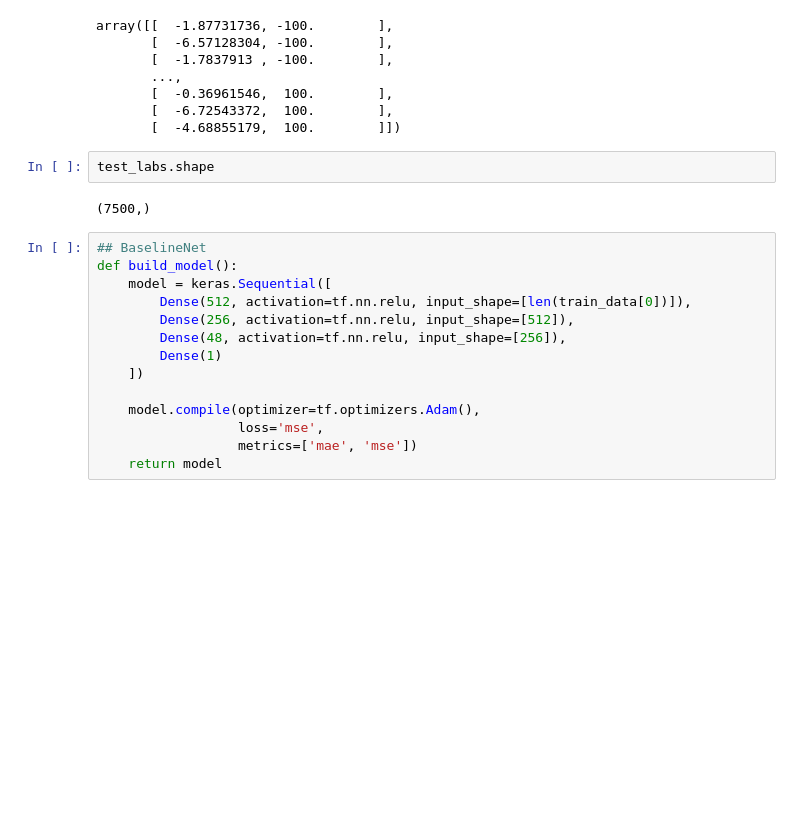
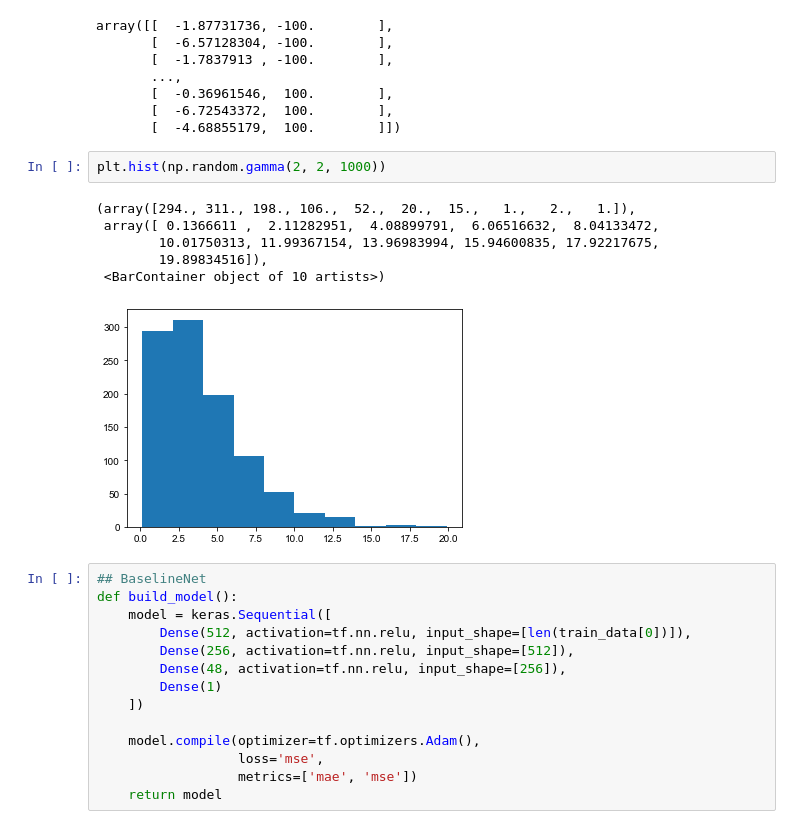
Before and after one commit to VivaswatS/selCoefEst, a Jupyter notebook: working_selCoefEst.ipynb, the cells around one changed output. Cells and saved outputs as stored; diff of their text form; blank space fills up the shorter version.

```diff
--- a/working_selCoefEst.ipynb
+++ b/working_selCoefEst.ipynb
@@ -63,10 +63,15 @@ array([[  -1.87731736, -100.        ],
        [  -0.36961546,  100.        ],
        [  -6.72543372,  100.        ],
        [  -4.68855179,  100.        ]])
-# %%
-test_labs.shape
-# %% [output]
-(7500,)
+# %%
+plt.hist(np.random.gamma(2, 2, 1000))
+# %% [output]
+(array([294., 311., 198., 106.,  52.,  20.,  15.,   1.,   2.,   1.]),
+ array([ 0.1366611 ,  2.11282951,  4.08899791,  6.06516632,  8.04133472,
+        10.01750313, 11.99367154, 13.96983994, 15.94600835, 17.92217675,
+        19.89834516]),
+ <BarContainer object of 10 artists>)
+[figure, added]
 # %%
 ## BaselineNet
 def build_model():
```
Also changed, not shown: parts of 8 cells of this notebook, 1 other file.
